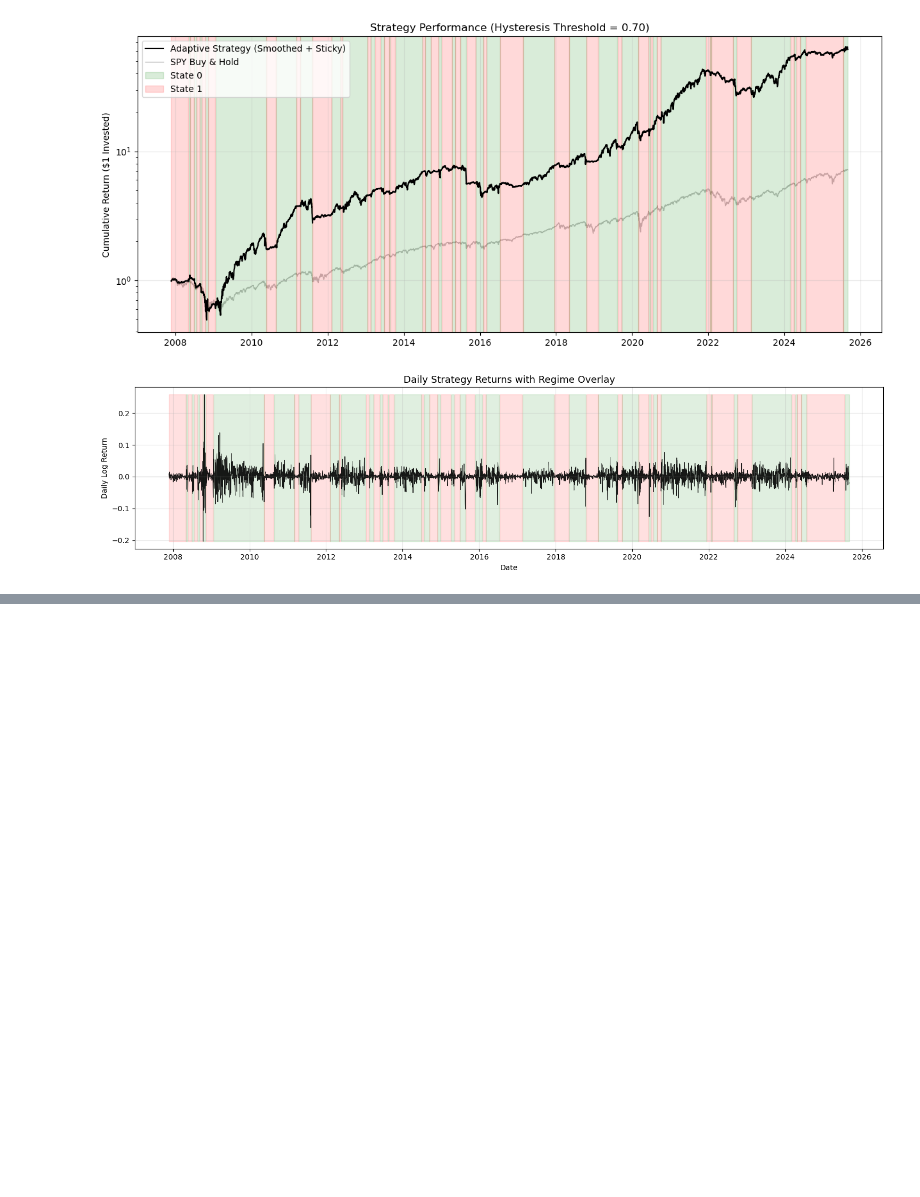
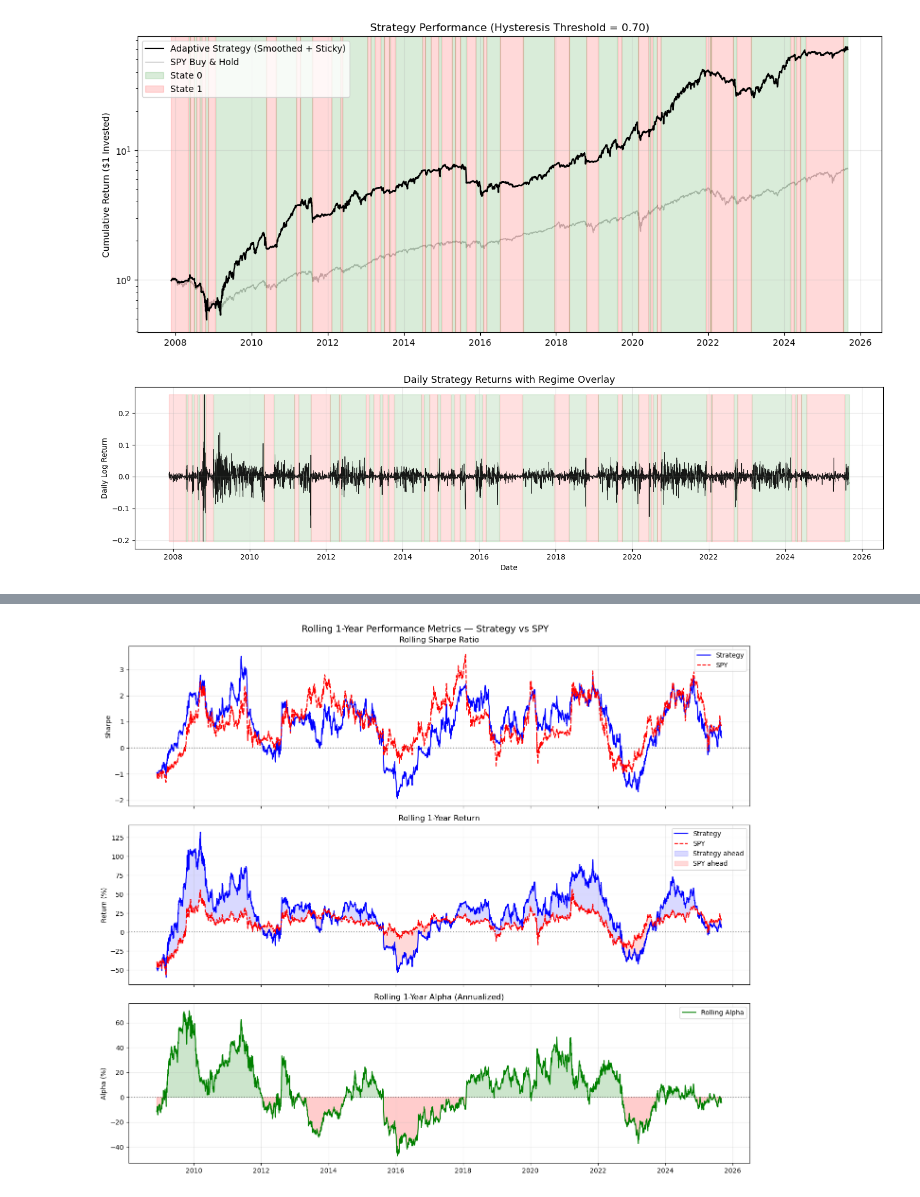
Before and after one commit to suryasridhar/regime-detection-and-optimization, a Jupyter notebook: ETF_HMM_Regime.ipynb, the cells around one changed output, grey strips where cells are left out. Saved outputs shown, nothing was run; the diff lists cells and outputs as text; code cells hidden in the pictures; blank space fills up the shorter version.

```diff
--- a/ETF_HMM_Regime.ipynb
+++ b/ETF_HMM_Regime.ipynb
@@ -666,0 +822,95 @@ print(summary)
+# %%
+# ============================================================
+# Rolling Metrics — 1-Year Window
+# ============================================================
+
+import matplotlib.dates as mdates
+
+WINDOW = 252  # 1-year rolling
+
+rets_df = pd.DataFrame({
+    'Strategy' : np.diff(np.log(results['Strategy'].values)),
+    'Benchmark': np.diff(np.log(results['Benchmark'].values))
+}, index=results.index[1:])
+
+# Rolling Sharpe
+roll_sharpe_strat = (
+    rets_df['Strategy'].rolling(WINDOW).mean() * TRADING_DAYS /
+    (rets_df['Strategy'].rolling(WINDOW).std() * np.sqrt(TRADING_DAYS))
+)
+roll_sharpe_bench = (
+    rets_df['Benchmark'].rolling(WINDOW).mean() * TRADING_DAYS /
+    (rets_df['Benchmark'].rolling(WINDOW).std() * np.sqrt(TRADING_DAYS))
+)
+
+# Rolling Annual Return
+roll_ret_strat = rets_df['Strategy'].rolling(WINDOW).sum()
+roll_ret_bench = rets_df['Benchmark'].rolling(WINDOW).sum()
+
+# Rolling Alpha (1-year)
+roll_cov   = rets_df['Strategy'].rolling(WINDOW).cov(rets_df['Benchmark'])
+roll_var   = rets_df['Benchmark'].rolling(WINDOW).var()
+roll_beta  = roll_cov / roll_var
+roll_alpha = (rets_df['Strategy'].rolling(WINDOW).mean() -
+              roll_beta * rets_df['Benchmark'].rolling(WINDOW).mean()) * TRADING_DAYS
+
+# ============================================================
+# Plot
+# ============================================================
+
+fig, axes = plt.subplots(3, 1, figsize=(14, 12), sharex=True)
+fig.suptitle('Rolling 1-Year Performance Metrics — Strategy vs SPY', fontsize=14)
+
+# Plot 1 — Rolling Sharpe
+axes[0].plot(roll_sharpe_strat.index, roll_sharpe_strat,
+             color='blue', linewidth=1.5, label='Strategy')
+axes[0].plot(roll_sharpe_bench.index, roll_sharpe_bench,
+             color='red', linewidth=1.5, linestyle='--', label='SPY')
+axes[0].axhline(0, color='black', linestyle=':', alpha=0.4)
+axes[0].set_title('Rolling Sharpe Ratio')
+axes[0].set_ylabel('Sharpe')
+axes[0].legend(fontsize=10)
+axes[0].grid(True, alpha=0.3)
+
+# Plot 2 — Rolling Annual Return
+axes[1].plot(roll_ret_strat.index, roll_ret_strat * 100,
+             color='blue', linewidth=1.5, label='Strategy')
+axes[1].plot(roll_ret_bench.index, roll_ret_bench * 100,
+             color='red', linewidth=1.5, linestyle='--', label='SPY')
+axes[1].axhline(0, color='black', linestyle=':', alpha=0.4)
+axes[1].fill_between(roll_ret_strat.index,
+                     roll_ret_strat * 100,
+                     roll_ret_bench * 100,
+                     where=(roll_ret_strat > roll_ret_bench),
+                     alpha=0.15, color='blue', label='Strategy ahead')
+axes[1].fill_between(roll_ret_strat.index,
+                     roll_ret_strat * 100,
+                     roll_ret_bench * 100,
+                     where=(roll_ret_strat <= roll_ret_bench),
+                     alpha=0.15, color='red', label='SPY ahead')
+axes[1].set_title('Rolling 1-Year Return')
+axes[1].set_ylabel('Return (%)')
+axes[1].legend(fontsize=10)
+axes[1].grid(True, alpha=0.3)
+
+# Plot 3 — Rolling Alpha
+axes[2].plot(roll_alpha.index, roll_alpha * 100,
+             color='green', linewidth=1.5, label='Rolling Alpha')
+axes[2].axhline(0, color='black', linestyle=':', alpha=0.4)
+axes[2].fill_between(roll_alpha.index, roll_alpha * 100, 0,
+                     where=(roll_alpha > 0), alpha=0.2, color='green')
+axes[2].fill_between(roll_alpha.index, roll_alpha * 100, 0,
+                     where=(roll_alpha <= 0), alpha=0.2, color='red')
+axes[2].set_title('Rolling 1-Year Alpha (Annualized)')
+axes[2].set_ylabel('Alpha (%)')
+axes[2].legend(fontsize=10)
+axes[2].grid(True, alpha=0.3)
+
+for ax in axes:
+    ax.xaxis.set_major_formatter(mdates.DateFormatter('%Y'))
+    ax.xaxis.set_major_locator(mdates.YearLocator(2))
+
+plt.tight_layout()
+plt.show()
+# %% [output]
+[figure, added]
```
Also changed, not shown: parts of 6 cells of this notebook, 2 other files.
